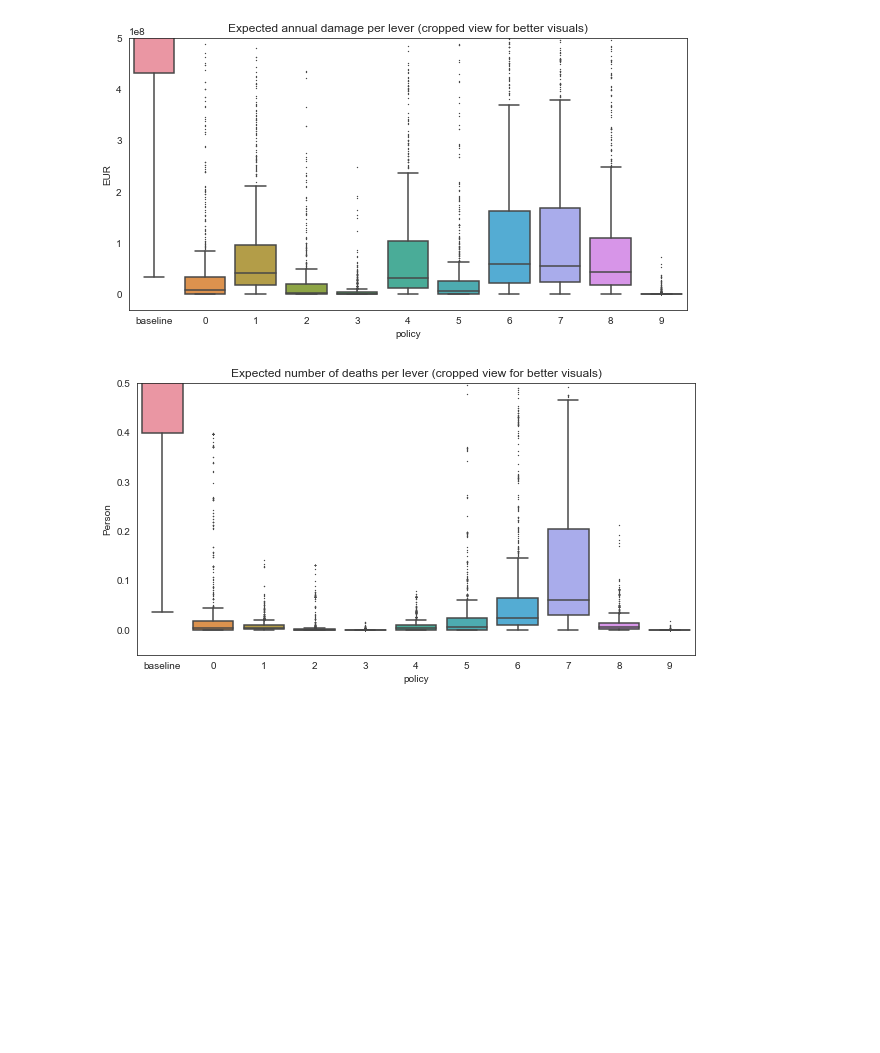
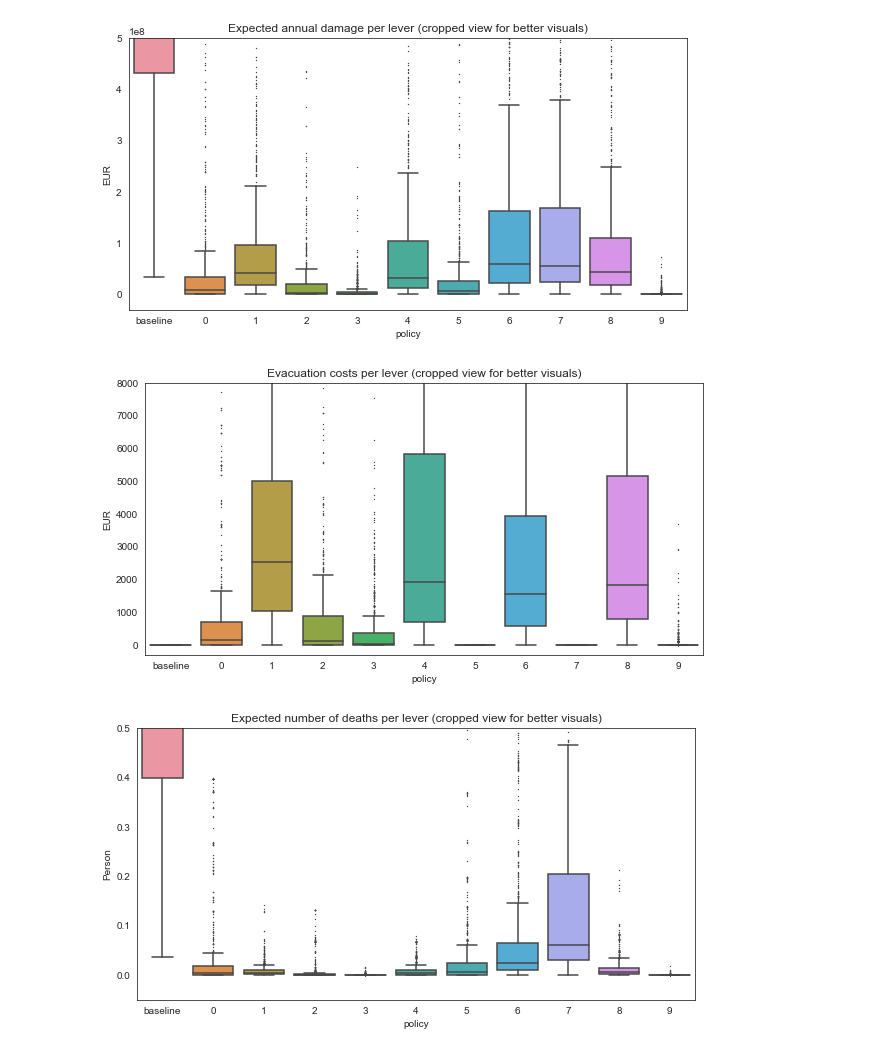
Before and after one commit to pdebiase/MBDM-group-11, a Jupyter notebook: final assignment/Open exploration Uncertainties.ipynb, the cells around one changed output. Saved outputs shown, nothing was run; the diff lists cells and outputs as text; code cells hidden in the pictures; blank space fills up the shorter version.

Commit message:
Add evacuation costs in analysis

```diff
--- a/final assignment/Open exploration Uncertainties.ipynb
+++ b/final assignment/Open exploration Uncertainties.ipynb
@@ -148,6 +150,7 @@ outcomes_w0 = outcomes.copy()
 # then merge with results of zero policy
 experiments_w0 = pd.concat([experiments_policy0, experiments_w0], axis=0, sort=False)
 experiments_w0.reset_index(drop=True, inplace=True)
+experiments_w0.policy = experiments_w0.policy.apply(lambda x: str(x)) # make policy no. as strings
 for key in outcomes:
     outcomes_w0.update({key: np.append(outcomes_policy0[key], outcomes_w0[key])})
 # %% [markdown]
@@ -182,6 +185,18 @@ ax.set_ylabel('EUR')
 ax.set_ybound(-3e7, 5e8) # zoom-in for better visuals
 # %% [output]
 [figure]
+# %%
+# check distribution of evacuation costs per lever
+evacuation = pd.DataFrame({'policy' : experiments_w0.policy,
+                           'Evacuation Costs' : outcomes_w0['Evacuation Costs']})
+
+plt.figure(figsize=(10, 5))
+ax = sns.boxplot(data=evacuation, x='policy', y='Evacuation Costs', fliersize=0.5)
+ax.set_title('Evacuation costs per lever (cropped view for better visuals)')
+ax.set_ylabel('EUR')
+ax.set_ybound(-3e2, 8e3) # zoom-in for better visuals
+# %% [output]
+[figure, added]
 # %%
 # check distribution of expected number of deaths per lever
 deaths = pd.DataFrame({'policy' : experiments_w0.policy,
```
Also changed, not shown: parts of 14 cells of this notebook.
